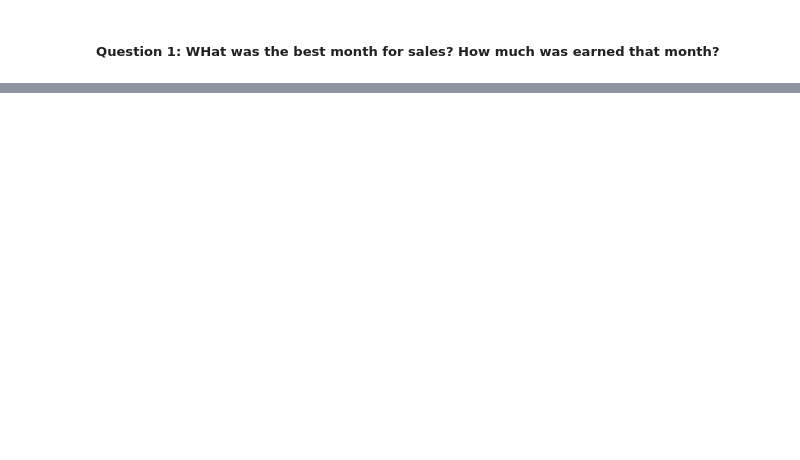
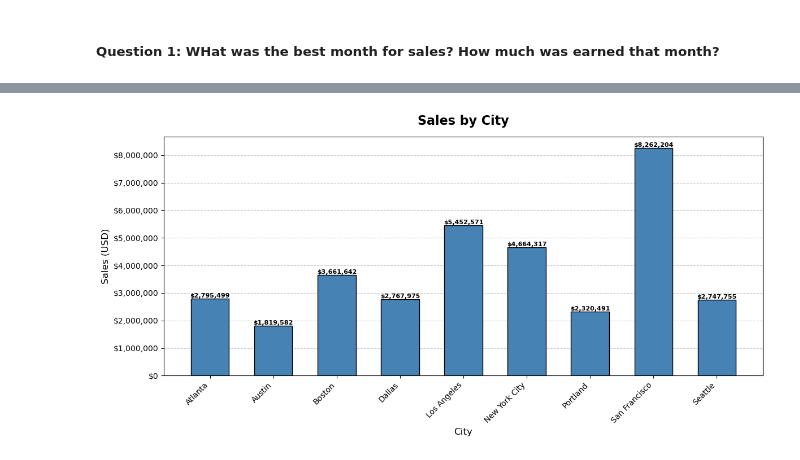
Before and after one commit to tobezhanabi/Sales-Analysis, a Jupyter notebook: salesAnalysis.ipynb, the cells around one changed output, grey strips where cells are left out. Drawn from its saved outputs; the diff is of its cells as text; code cells hidden in the pictures; blank space fills up the shorter version.

```diff
--- a/salesAnalysis.ipynb
+++ b/salesAnalysis.ipynb
@@ -91,0 +118,4 @@ Name: Sales, dtype: float64
+# %%
+### split by COMMA
+all_data['City'] = all_data['Purchase Address'].apply(lambda x: x.split(',')[1].strip())
+all_data.head(10)
@@ -91,0 +134,29 @@ Name: Sales, dtype: float64
+# %%
+city_sales = all_data.groupby('City')['Sales'].sum()
+# %%
+fig, ax = plt.subplots(figsize=(12, 6))
+
+bars = ax.bar(city_sales.index, city_sales.values, color='steelblue', edgecolor='black', width=0.6)
+
+# Value labels on top
+for bar in bars:
+    height = bar.get_height()
+    ax.text(
+        bar.get_x() + bar.get_width() / 2,
+        height,
+        f'${height:,.0f}',
+        ha='center', va='bottom', fontsize=8, fontweight='bold'
+    )
+
+ax.set_title('Sales by City', fontsize=16, fontweight='bold', pad=15)
+ax.set_xlabel('City', fontsize=12)
+ax.set_ylabel('Sales (USD)', fontsize=12)
+ax.yaxis.set_major_formatter(plt.FuncFormatter(lambda x, _: f'${x:,.0f}'))
+ax.yaxis.grid(True, linestyle='--', alpha=0.7)
+ax.set_axisbelow(True)
+
+plt.xticks(rotation=45, ha='right')
+plt.tight_layout()
+plt.show()
+# %% [output]
+[figure, added]
```
Also changed, not shown: parts of 4 cells of this notebook.
